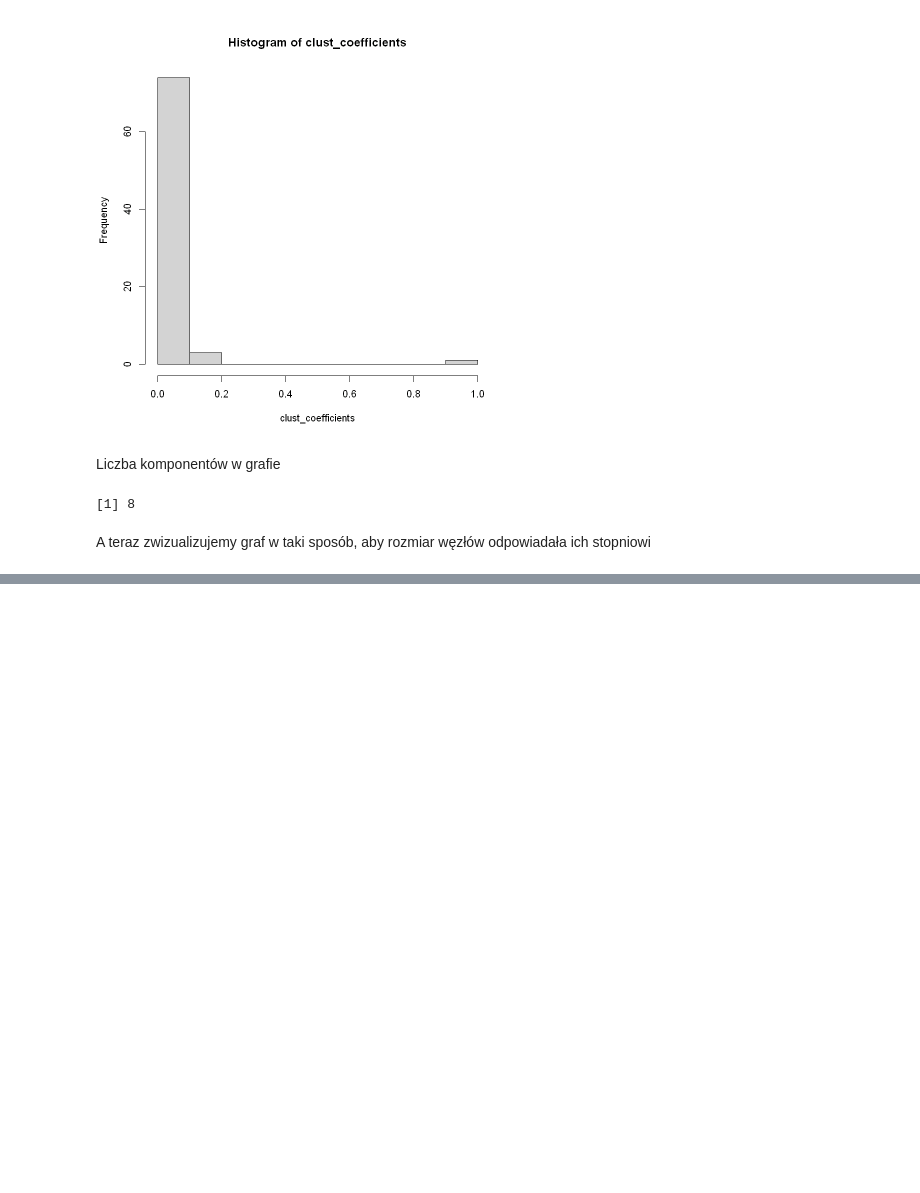
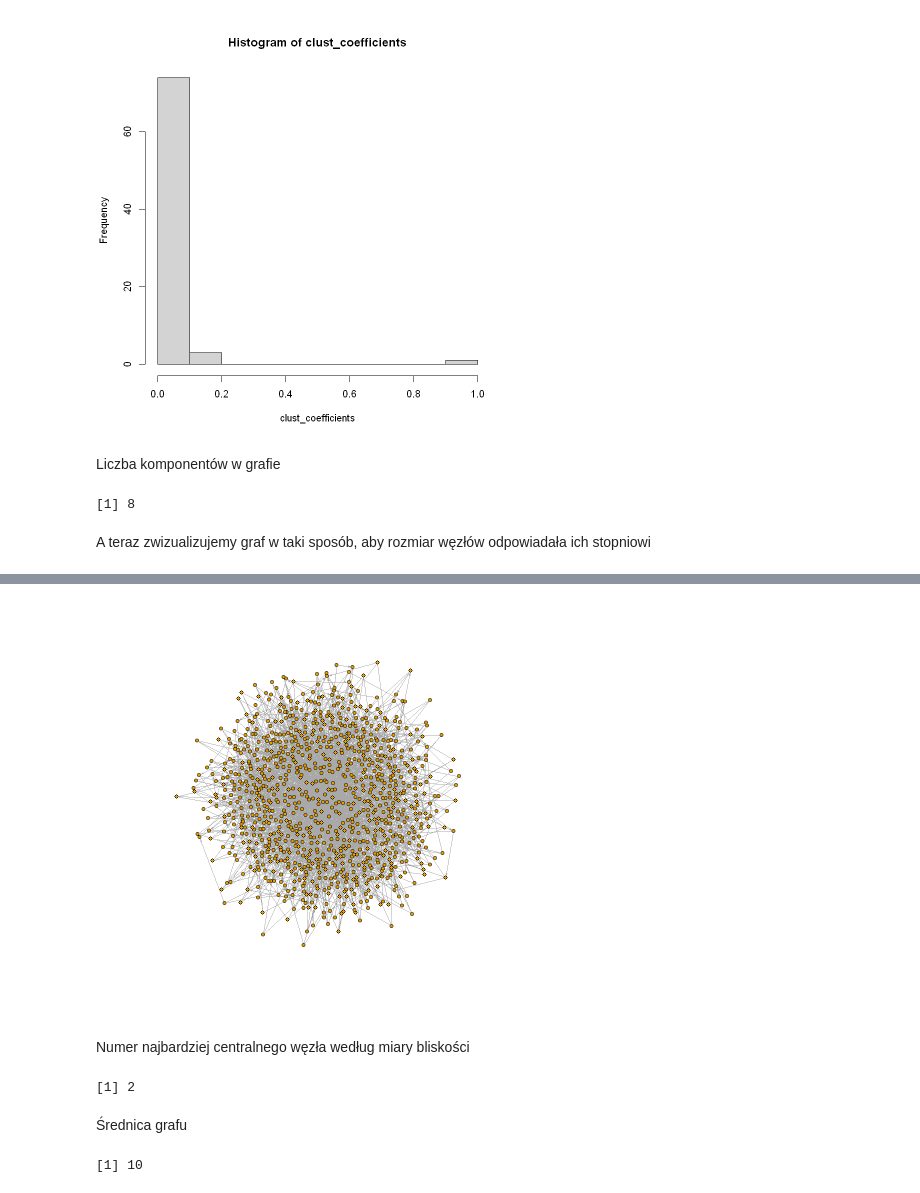
Before and after one commit to Ninj4M4ster/complex_networks, a Jupyter notebook: list2/r_notebook.ipynb, the cells around one changed output, grey strips where cells are left out. Drawn from its saved outputs; the diff is of its cells as text; code cells hidden in the pictures; blank space fills up the shorter version.

```diff
--- a/list2/r_notebook.ipynb
+++ b/list2/r_notebook.ipynb
@@ -74,0 +89,19 @@ plot(er_graph, vertex.size=2*degree(er_graph)+5)
+# %%
+ba_graph <- sample_pa(1000, m=3)
+la <- layout_with_fr(ba_graph)
+plot(ba_graph, layout = la, vertex.size = 3,
+     vertex.label=NA, edge.arrow.size = 0.2)
+# %% [output]
+[figure, added]
+# %% [markdown]
+Numer najbardziej centralnego węzła według miary bliskości
+# %%
+which.max(closeness(ba_graph))
+# %% [output]
+[1] 2
+# %% [markdown]
+Średnica grafu
+# %%
+diameter(ba_graph)
+# %% [output]
+[1] 10
```
Also changed, not shown: parts of 31 cells of this notebook, 3 other files.
